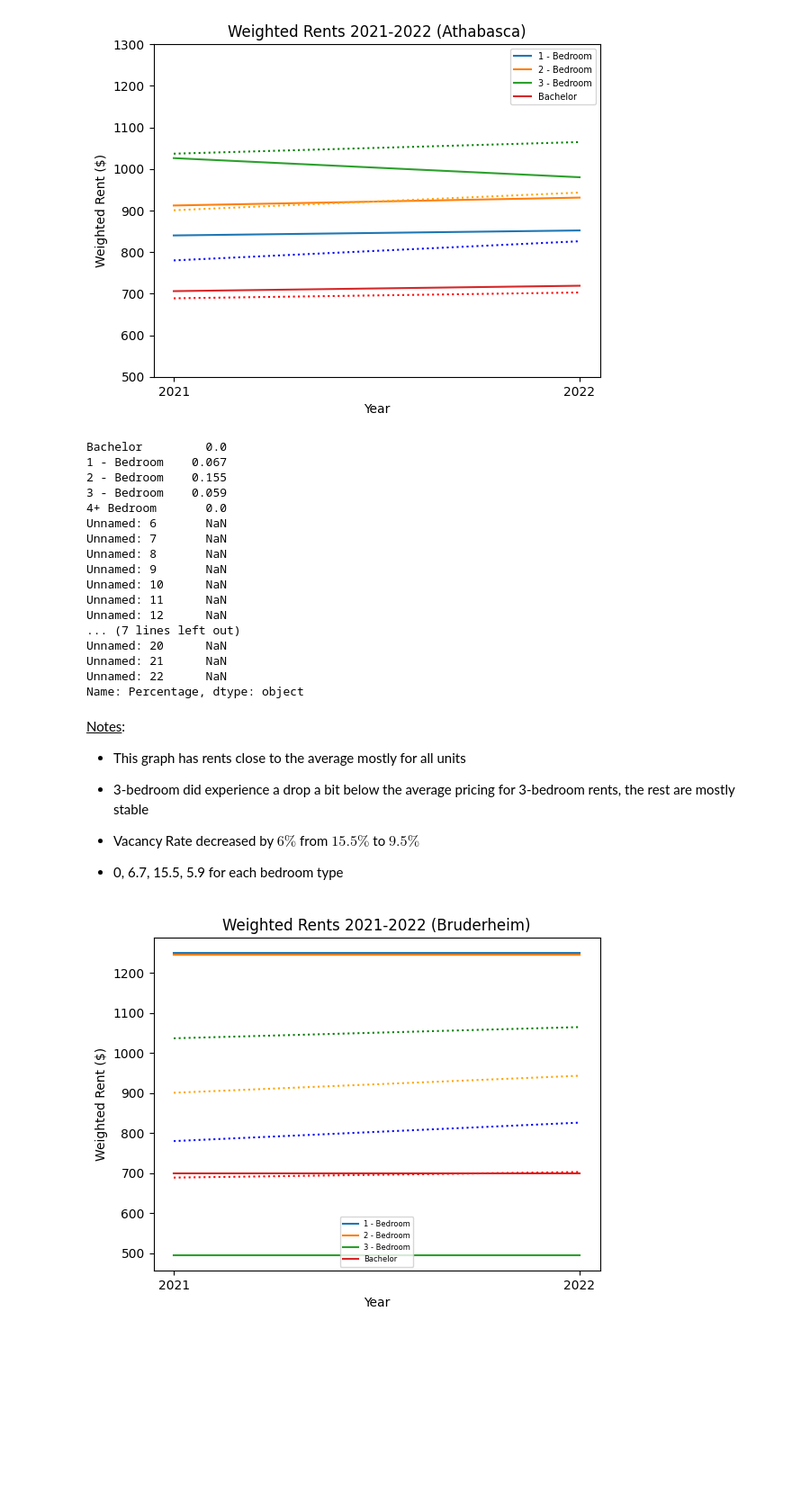
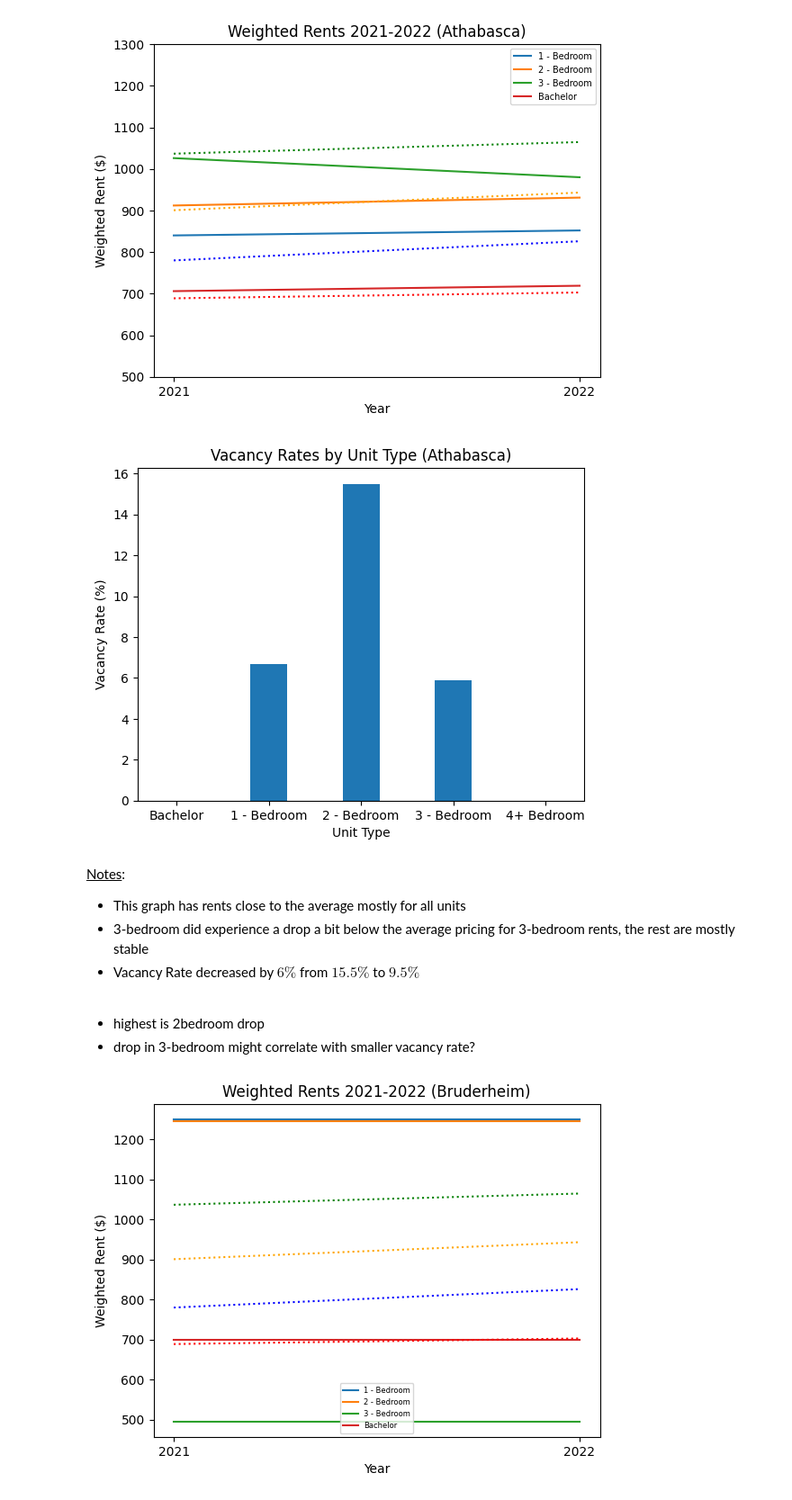
Before and after one commit to Mathemusician1729/DATA-221-Project, a Jupyter notebook: 221-Project.ipynb, the cells around one changed output. Shown at 90% size. Cells and saved outputs as stored; diff of their text form; code cells hidden in the pictures; blank space fills up the shorter version.

Commit message:
Athabasca and Bruderheim completed

```diff
--- a/221-Project.ipynb
+++ b/221-Project.ipynb
@@ -302,37 +202,26 @@ plt.show()
 # %%
 # bar graph of individual vacancies:
 atha_vacancies = pd.read_csv("Matthew's Data/Athabasca Summary.csv")
 atha_vacancies.set_index("Number and Percentage of Vacancies by Type of Unit", inplace=True)
-atha_vacancies =
+atha_vacancies = atha_vacancies.dropna(how='all',axis=1)
+atha_vacancies = atha_vacancies.dropna(how='all',axis=0)
+atha_vacancies.loc["Percentage"] = atha_vacancies.loc["Percentage"].apply(lambda x: x*100)
 
-#plt.bar(atha_vacancies.columns[1:6], np.array(atha_vacancies.iloc[2][1:6]), 0.4)
-#plt.title("Vacancy Rates by Unit Type")
-#plt.xlabel("Unit Type")
-#plt.ylabel("Vacancy Rate")
-#plt.show()
+plt.bar(atha_vacancies.columns, np.array(atha_vacancies.loc["Percentage"]), 0.4)
+plt.title("Vacancy Rates by Unit Type (Athabasca)")
+plt.xlabel("Unit Type")
+plt.ylabel("Vacancy Rate (%)")
+plt.show()
 # %% [output]
-Bachelor         0.0
-1 - Bedroom    0.067
-2 - Bedroom    0.155
-3 - Bedroom    0.059
-4+ Bedroom       0.0
-Unnamed: 6       NaN
-Unnamed: 7       NaN
-Unnamed: 8       NaN
-Unnamed: 9       NaN
-Unnamed: 10      NaN
-Unnamed: 11      NaN
-Unnamed: 12      NaN
-... (7 lines left out)
-Unnamed: 20      NaN
-Unnamed: 21      NaN
-Unnamed: 22      NaN
-Name: Percentage, dtype: object
+[figure, added]
 # %% [markdown]
 <u>Notes</u>:
 - This graph has rents close to the average mostly for all units
 - 3-bedroom did experience a drop a bit below the average pricing for 3-bedroom rents, the rest are mostly stable
 - Vacancy Rate decreased by $6\%$ from $15.5\%$ to $9.5\%$
 
-- 0, 6.7, 15.5, 5.9 for each bedroom type
+<br>
+
+- highest is 2bedroom drop
+- drop in 3-bedroom might correlate with smaller vacancy rate?
 # %%
```
Also changed, not shown: parts of 11 cells of this notebook, 2 other files.
